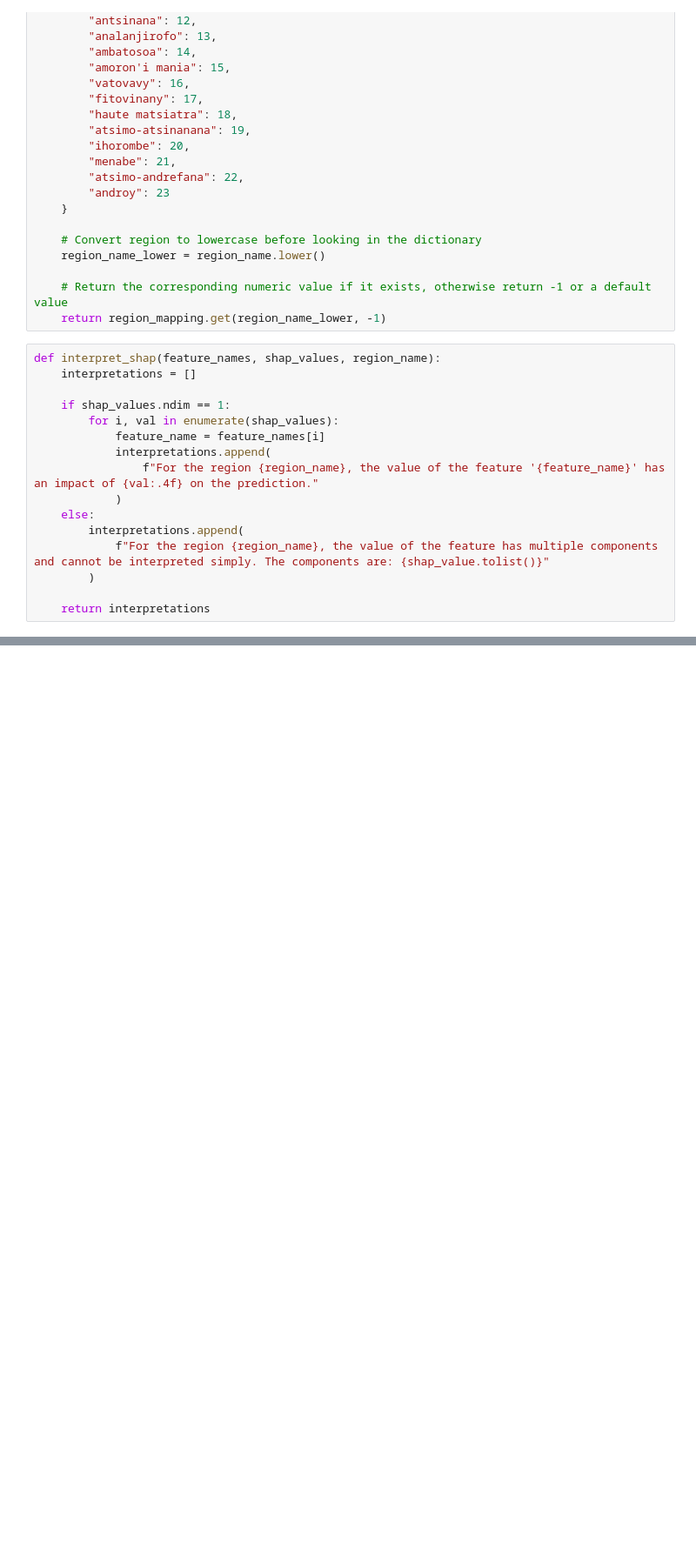
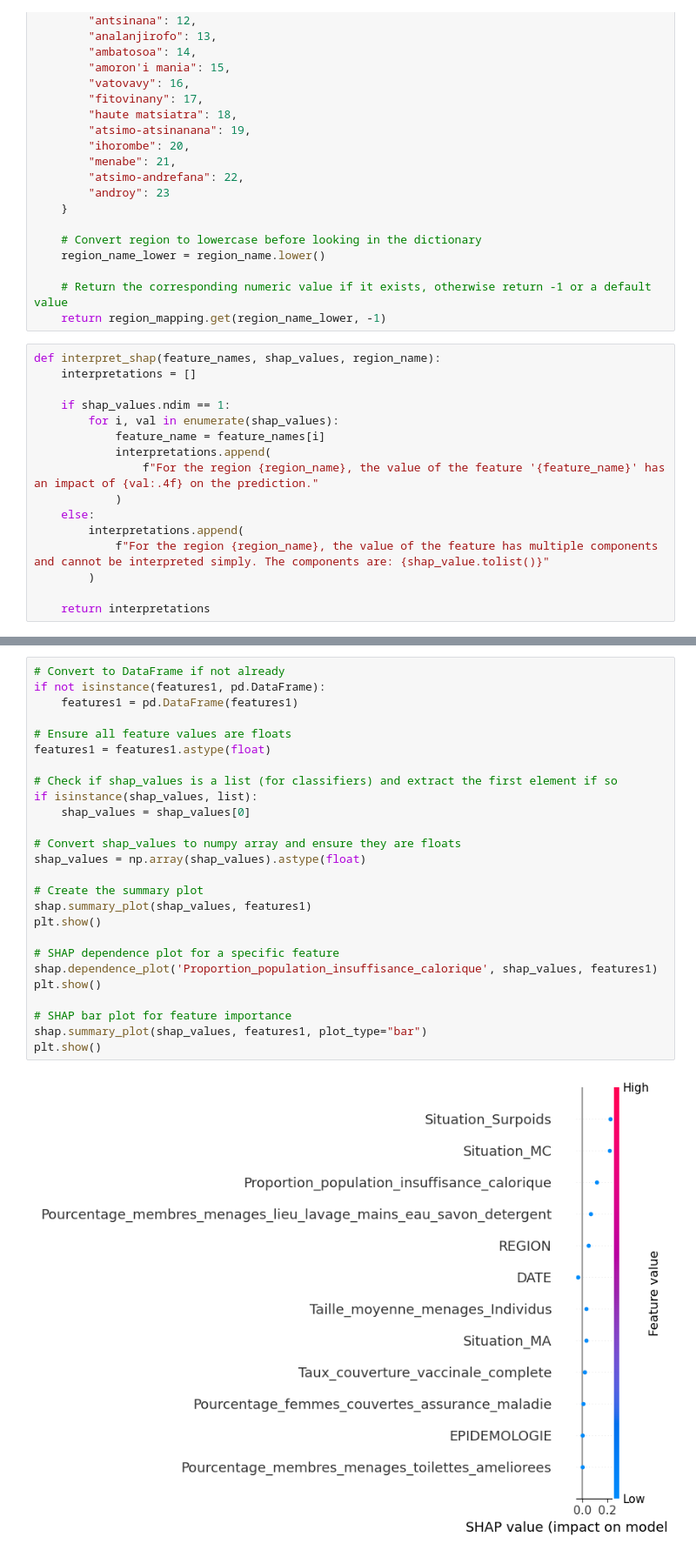
Before and after one commit to RosaElysabeth/modeleprediction, a Jupyter notebook: model.ipynb, the cells around one changed output, grey strips where cells are left out. Shown: that part at 87% size. Cells and saved outputs as stored; diff of their text form; blank space fills up the shorter version.

Commit message:
add shap graph explanation

```diff
--- a/model.ipynb
+++ b/model.ipynb
@@ -264,3 +265,31 @@ Prediction of Chronic Malnutrition: 0
 Interpretation of SHAP Values:
 Debug - Feature Index: 0, Feature Name: DATE, SHAP Value Shape: (12,)
 ["For the region madagascar, the value of the feature 'DATE' has an impact of -0.0372 on the prediction.", "For the region madagascar, the value of the feature 'REGION' has an impact of 0.0460 on the  ...
+# %%
+# Convert to DataFrame if not already
+if not isinstance(features1, pd.DataFrame):
+    features1 = pd.DataFrame(features1)
+
+# Ensure all feature values are floats
+features1 = features1.astype(float)
+
+# Check if shap_values is a list (for classifiers) and extract the first element if so
+if isinstance(shap_values, list):
+    shap_values = shap_values[0]
+
+# Convert shap_values to numpy array and ensure they are floats
+shap_values = np.array(shap_values).astype(float)
+
+# Create the summary plot
+shap.summary_plot(shap_values, features1)
+plt.show()
+
+# SHAP dependence plot for a specific feature
+shap.dependence_plot('Proportion_population_insuffisance_calorique', shap_values, features1)
+plt.show()
+
+# SHAP bar plot for feature importance
+shap.summary_plot(shap_values, features1, plot_type="bar")
+plt.show()
+# %% [output]
+[figure, added]
```
Also changed, not shown: parts of 3 cells of this notebook.
